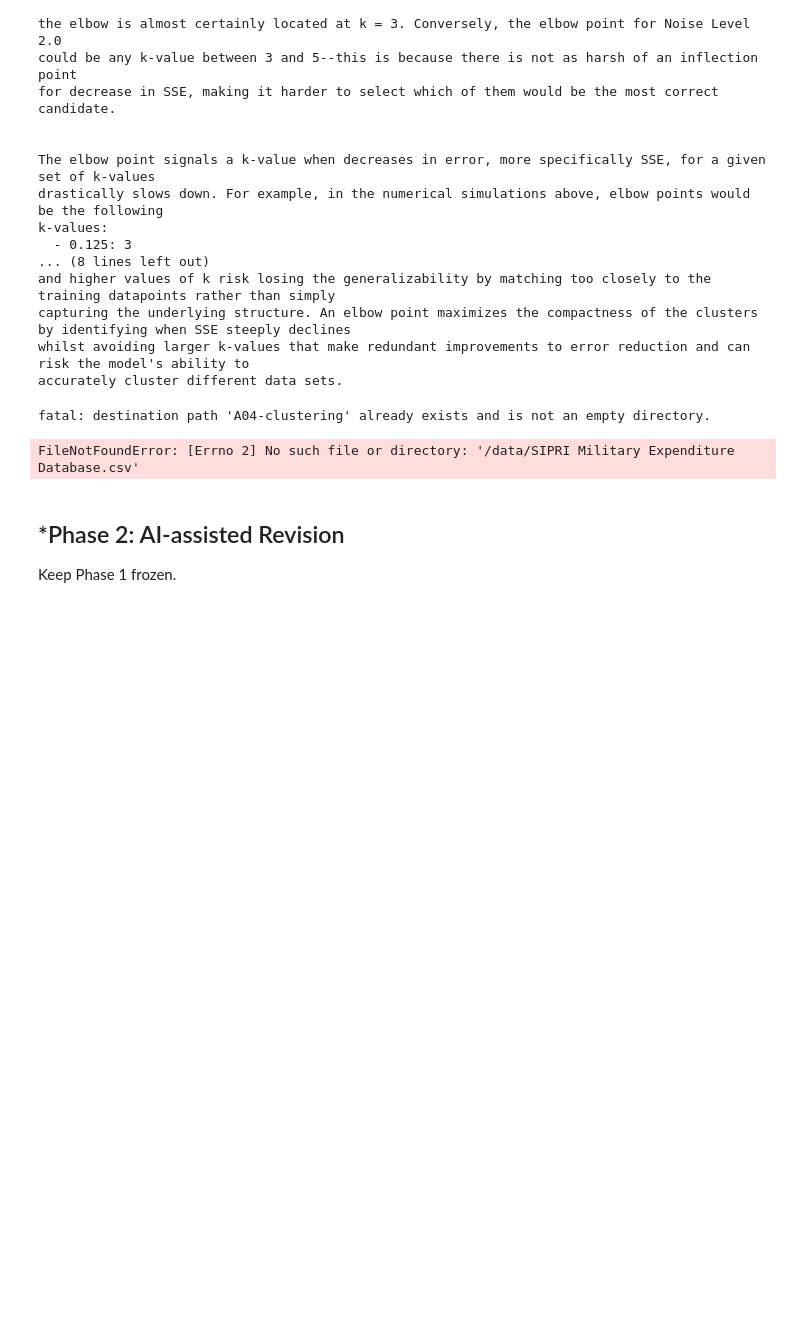
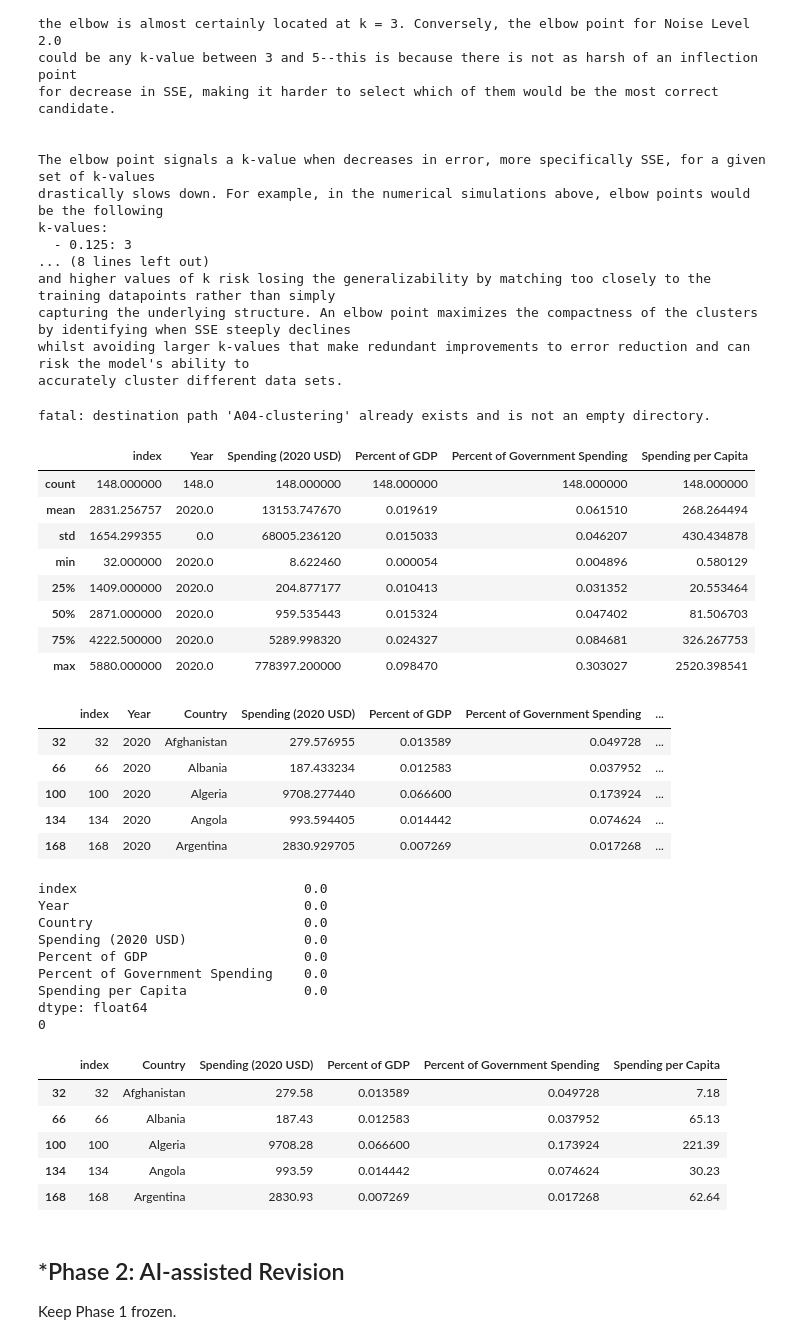
Before and after one commit to Matthew-Calvario/A04-clustering, a Jupyter notebook: notebook.ipynb, the cells around one changed output. Cells and saved outputs as stored; diff of their text form; code cells hidden in the pictures; blank space fills up the shorter version.

```diff
--- a/notebook.ipynb
+++ b/notebook.ipynb
@@ -255,9 +255,66 @@ accurately cluster different data sets.
 fatal: destination path 'A04-clustering' already exists and is not an empty directory.
 # %%
 # Q2.1
-df = pd.read_csv("/data/SIPRI Military Expenditure Database.csv")
+df = pd.read_csv("A04-clustering/data/SIPRI Military Expenditure Database.csv")
+
+# Make df calls just for when Year = 2020
+df = df[df["Year"]==2020]
+df_filtered = df.dropna()
+
+# Verify all null values are dropped
+df_filtered.isna().sum()
+display(df_filtered.describe())
+display(df_filtered.head())
+
+# --ADDITIONAL CLEANING--
+
+# Check for suspicious amounts of zeroes
+zero_percentages = (df == 0).mean() * 100
+print(zero_percentages)
+
+# Duplicate check
+print(df.duplicated().sum())
+
+# Remove Year Column (Everything already filtered to Year 2020)
+df_filtered = df_filtered.drop(columns=["Year"])
+
+# Round dollar values by two decimals
+df_filtered.loc[:, 'Spending (2020 USD)'] = df['Spending (2020 USD)'].round(2)
+df_filtered.loc[:, 'Spending per Capita'] = df['Spending per Capita'].round(2)
+
+# Check
+display(df_filtered.head())
 # %% [output]
+|  | index | Year | Spending (2020 USD) | Percent of GDP | Percent of Government Spending | Spending per Capita |
+| count | 148.000000 | 148.0 | 148.000000 | 148.000000 | 148.000000 | 148.000000 |
+| mean | 2831.256757 | 2020.0 | 13153.747670 | 0.019619 | 0.061510 | 268.264494 |
+| std | 1654.299355 | 0.0 | 68005.236120 | 0.015033 | 0.046207 | 430.434878 |
+| min | 32.000000 | 2020.0 | 8.622460 | 0.000054 | 0.004896 | 0.580129 |
+| 25% | 1409.000000 | 2020.0 | 204.877177 | 0.010413 | 0.031352 | 20.553464 |
+| 50% | 2871.000000 | 2020.0 | 959.535443 | 0.015324 | 0.047402 | 81.506703 |
+| 75% | 4222.500000 | 2020.0 | 5289.998320 | 0.024327 | 0.084681 | 326.267753 |
+| max | 5880.000000 | 2020.0 | 778397.200000 | 0.098470 | 0.303027 | 2520.398541 |
+|  | index | Year | Country | Spending (2020 USD) | Percent of GDP | Percent of Government Spending | ... |
+| 32 | 32 | 2020 | Afghanistan | 279.576955 | 0.013589 | 0.049728 | ... |
+| 66 | 66 | 2020 | Albania | 187.433234 | 0.012583 | 0.037952 | ... |
+| 100 | 100 | 2020 | Algeria | 9708.277440 | 0.066600 | 0.173924 | ... |
+| 134 | 134 | 2020 | Angola | 993.594405 | 0.014442 | 0.074624 | ... |
+| 168 | 168 | 2020 | Argentina | 2830.929705 | 0.007269 | 0.017268 | ... |
-FileNotFoundError: [Errno 2] No such file or directory: '/data/SIPRI Military Expenditure Database.csv'
+index                             0.0
+Year                              0.0
+Country                           0.0
+Spending (2020 USD)               0.0
+Percent of GDP                    0.0
+Percent of Government Spending    0.0
+Spending per Capita               0.0
+dtype: float64
+0
+|  | index | Country | Spending (2020 USD) | Percent of GDP | Percent of Government Spending | Spending per Capita |
+| 32 | 32 | Afghanistan | 279.58 | 0.013589 | 0.049728 | 7.18 |
+| 66 | 66 | Albania | 187.43 | 0.012583 | 0.037952 | 65.13 |
+| 100 | 100 | Algeria | 9708.28 | 0.066600 | 0.173924 | 221.39 |
+| 134 | 134 | Angola | 993.59 | 0.014442 | 0.074624 | 30.23 |
+| 168 | 168 | Argentina | 2830.93 | 0.007269 | 0.017268 | 62.64 |
 # %% [markdown]
 ## *Phase 2: AI-assisted Revision
 Keep Phase 1 frozen.
```
